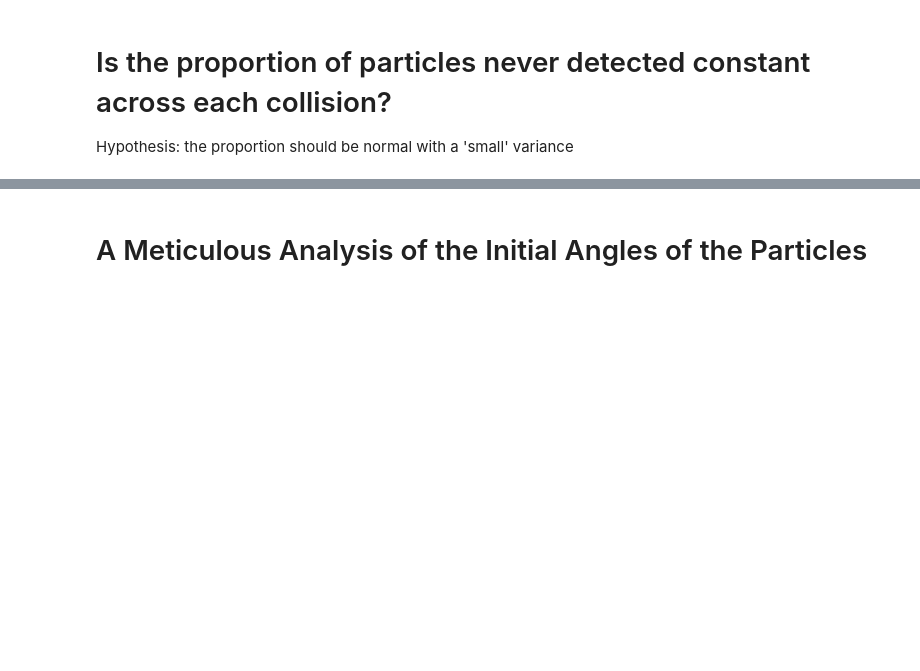
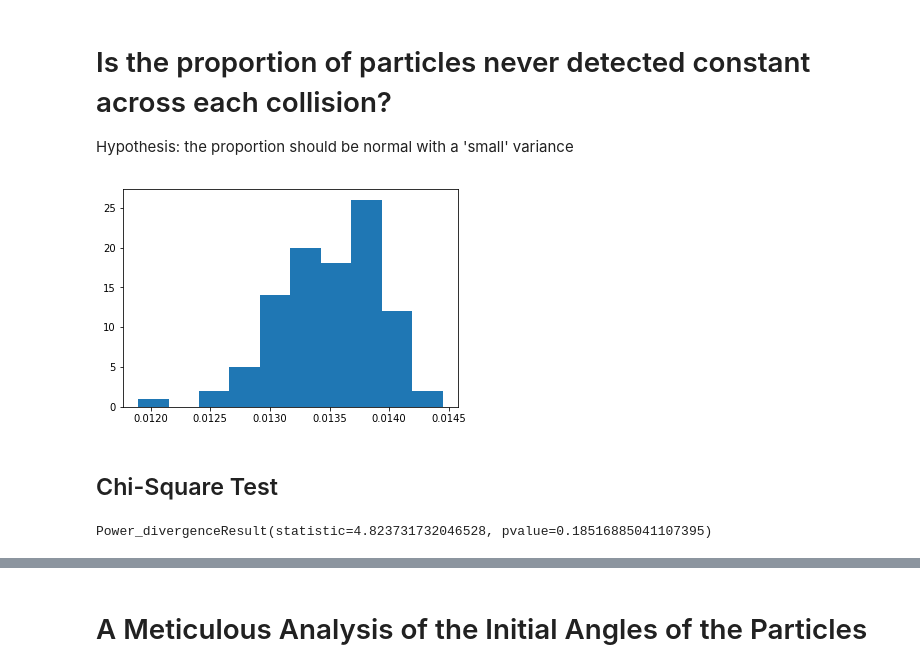
Before and after one commit to sqrider/MATH189_FINAL_PROJ, a Jupyter notebook: Joseph Notebook.ipynb, the cells around one changed output, grey strips where cells are left out. Saved outputs shown, nothing was run; the diff lists cells and outputs as text; code cells hidden in the pictures; blank space fills up the shorter version.

```diff
--- a/Joseph Notebook.ipynb
+++ b/Joseph Notebook.ipynb
@@ -157,11 +244,32 @@ Hypothesis: the proportion should be normal with a 'small' variance
 # %%
 p_list = []
 for i in range(0, len(hits_list)):
     no_hits_count = 0
     for j in range(0,particles_list[i].shape[0]):
         if particles_list[i]['nhits'][j] == 0:
             no_hits_count += 1
     p_list.append(float(no_hits_count)/float(hits_list[i].shape[0]))
-plt.hist(p_list)
+hpe_counts, hpe_partition, _ = plt.hist(p_list)
+hpe_counts = list(hpe_counts)
+hpe_partition = list(hpe_partition)
+# %% [output]
+[figure, added]
+# %% [markdown]
+## Chi-Square Test
+# %%
+
+hpe_counts.insert(0,0)
+hpe_counts.append(0)
+hpe_partition, hpe_counts = merge_partition(0,hpe_partition,hpe_counts)
+hpe_partition, hpe_counts = merge_partition(0,hpe_partition,hpe_counts)
+hpe_partition, hpe_counts = merge_partition(0,hpe_partition,hpe_counts)
+hpe_partition, hpe_counts = merge_partition(0,hpe_partition,hpe_counts)
+hpe_partition, hpe_counts = merge_partition(len(hpe_partition)-1, hpe_partition, hpe_counts)
+hpe_partition, hpe_counts = merge_partition(len(hpe_partition)-1, hpe_partition, hpe_counts)
+partial_norm_cdf = functools.partial(stats.norm.cdf, loc = statistics.mean(p_list), scale = statistics.stdev(p_list))
+expected_counts = expected_freq_computation_continuous(partial_norm_cdf,hpe_partition,sum(hpe_counts))
+stats.chisquare(hpe_counts,expected_counts, 2)
+# %% [output]
+Power_divergenceResult(statistic=4.823731732046528, pvalue=0.18516885041107395)
 # %%
 fig = qqplot(np.array(p_list), line='s')
```
Also changed, not shown: parts of 25 cells of this notebook.
